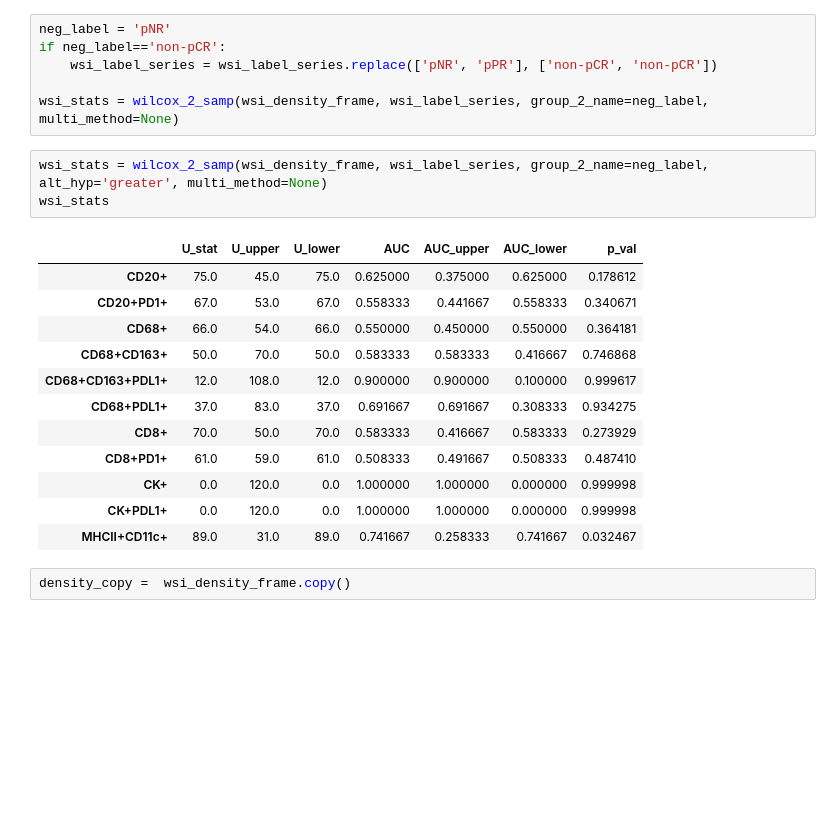
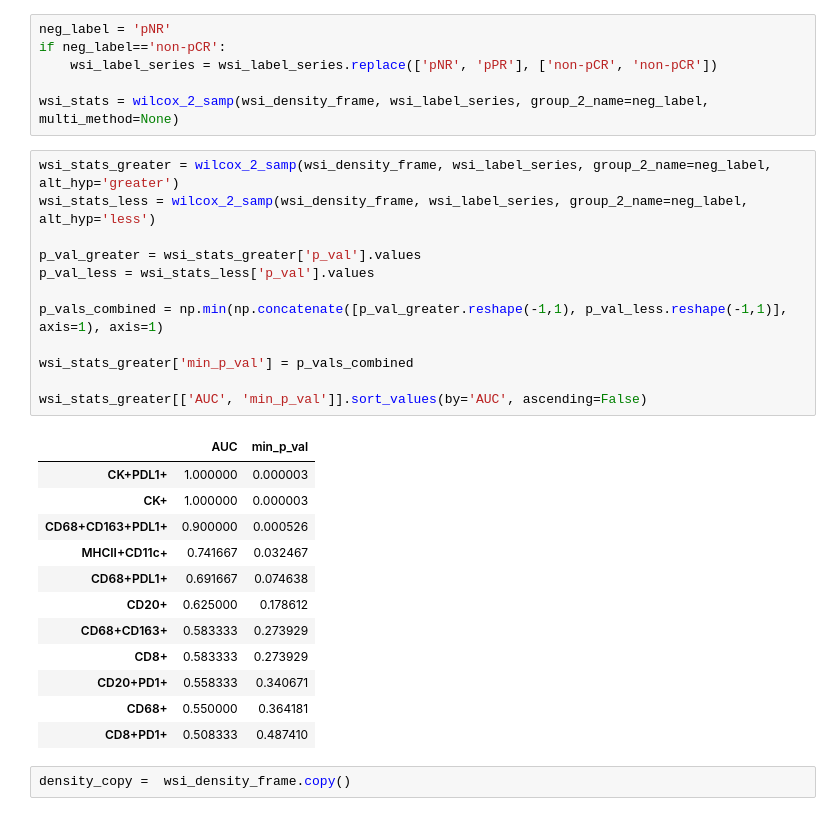
Before and after one commit to Huang-AI4Medicine-Lab/cscc_mif_analysis, a Jupyter notebook: density_analyses.ipynb, the cells around one changed output. Cells and saved outputs as stored; diff of their text form; blank space fills up the shorter version.

Commit message:
Density table reformatted
Removed excess outputs in density notebook. Simplified the density analysis tables.

```diff
--- a/density_analyses.ipynb
+++ b/density_analyses.ipynb
@@ -171,21 +106,30 @@ if neg_label=='non-pCR':
 
 wsi_stats = wilcox_2_samp(wsi_density_frame, wsi_label_series, group_2_name=neg_label, multi_method=None)
 # %%
-wsi_stats = wilcox_2_samp(wsi_density_frame, wsi_label_series, group_2_name=neg_label, alt_hyp='greater', multi_method=None)
-wsi_stats
+wsi_stats_greater = wilcox_2_samp(wsi_density_frame, wsi_label_series, group_2_name=neg_label, alt_hyp='greater')
+wsi_stats_less = wilcox_2_samp(wsi_density_frame, wsi_label_series, group_2_name=neg_label, alt_hyp='less')
+
+p_val_greater = wsi_stats_greater['p_val'].values
+p_val_less = wsi_stats_less['p_val'].values
+
+p_vals_combined = np.min(np.concatenate([p_val_greater.reshape(-1,1), p_val_less.reshape(-1,1)], axis=1), axis=1)
+
+wsi_stats_greater['min_p_val'] = p_vals_combined
+
+wsi_stats_greater[['AUC', 'min_p_val']].sort_values(by='AUC', ascending=False)
 # %% [output]
-|  | U_stat | U_upper | U_lower | AUC | AUC_upper | AUC_lower | p_val |
-| CD20+ | 75.0 | 45.0 | 75.0 | 0.625000 | 0.375000 | 0.625000 | 0.178612 |
-| CD20+PD1+ | 67.0 | 53.0 | 67.0 | 0.558333 | 0.441667 | 0.558333 | 0.340671 |
-| CD68+ | 66.0 | 54.0 | 66.0 | 0.550000 | 0.450000 | 0.550000 | 0.364181 |
-| CD68+CD163+ | 50.0 | 70.0 | 50.0 | 0.583333 | 0.583333 | 0.416667 | 0.746868 |
-| CD68+CD163+PDL1+ | 12.0 | 108.0 | 12.0 | 0.900000 | 0.900000 | 0.100000 | 0.999617 |
-| CD68+PDL1+ | 37.0 | 83.0 | 37.0 | 0.691667 | 0.691667 | 0.308333 | 0.934275 |
-| CD8+ | 70.0 | 50.0 | 70.0 | 0.583333 | 0.416667 | 0.583333 | 0.273929 |
-| CD8+PD1+ | 61.0 | 59.0 | 61.0 | 0.508333 | 0.491667 | 0.508333 | 0.487410 |
-| CK+ | 0.0 | 120.0 | 0.0 | 1.000000 | 1.000000 | 0.000000 | 0.999998 |
-| CK+PDL1+ | 0.0 | 120.0 | 0.0 | 1.000000 | 1.000000 | 0.000000 | 0.999998 |
-| MHCII+CD11c+ | 89.0 | 31.0 | 89.0 | 0.741667 | 0.258333 | 0.741667 | 0.032467 |
+|  | AUC | min_p_val |
+| CK+PDL1+ | 1.000000 | 0.000003 |
+| CK+ | 1.000000 | 0.000003 |
+| CD68+CD163+PDL1+ | 0.900000 | 0.000526 |
+| MHCII+CD11c+ | 0.741667 | 0.032467 |
+| CD68+PDL1+ | 0.691667 | 0.074638 |
+| CD20+ | 0.625000 | 0.178612 |
+| CD68+CD163+ | 0.583333 | 0.273929 |
+| CD8+ | 0.583333 | 0.273929 |
+| CD20+PD1+ | 0.558333 | 0.340671 |
+| CD68+ | 0.550000 | 0.364181 |
+| CD8+PD1+ | 0.508333 | 0.487410 |
 # %%
 density_copy =  wsi_density_frame.copy()
 # %%
```
Also changed, not shown: parts of 13 cells of this notebook, 1 other file.
